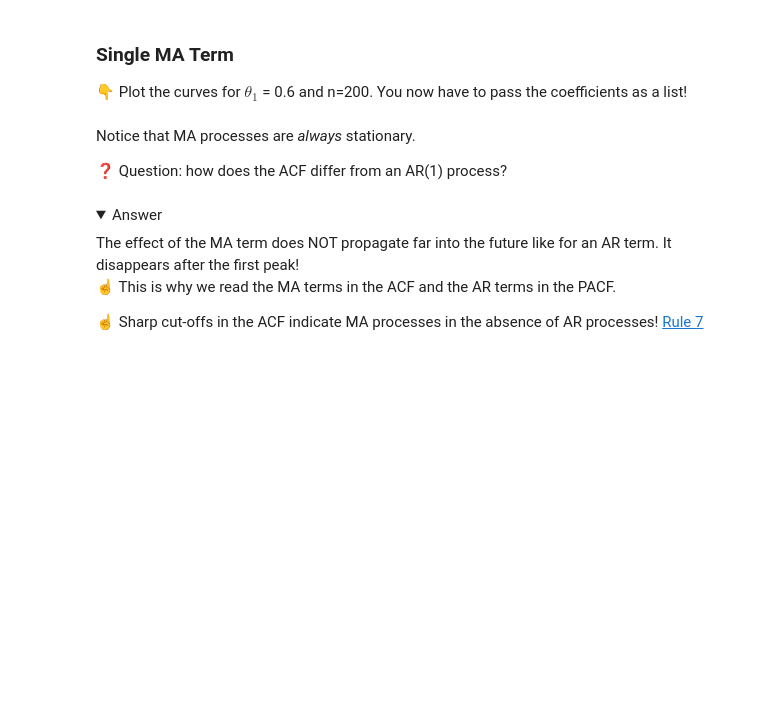
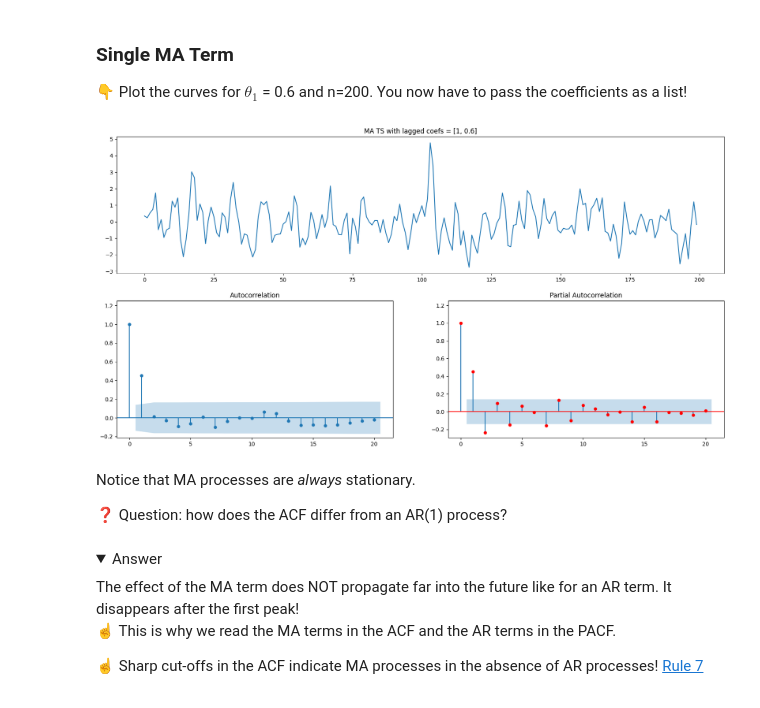
Before and after one commit to Flavien-Pictet/data-artificial-time-series, a Jupyter notebook: artificial_time_series.ipynb, the cells around one changed output. Saved outputs shown, nothing was run; the diff lists cells and outputs as text; code cells hidden in the pictures; folded sections open; blank space fills up the shorter version.

```diff
--- a/artificial_time_series.ipynb
+++ b/artificial_time_series.ipynb
@@ -364,3 +365,11 @@ plot_pacf(simulated_data, lags=20, method='ywm', auto_ylims=True, ax=ax3, color=
+# %%
+theta = [0.6]
+
+n = 200
+
+ma_process(coef_list=theta, n=n)
+# %% [output]
+[figure, added]
 # %% [markdown]
 Notice that MA processes are _always_ stationary.
 
```
Also changed, not shown: parts of 21 cells of this notebook.
